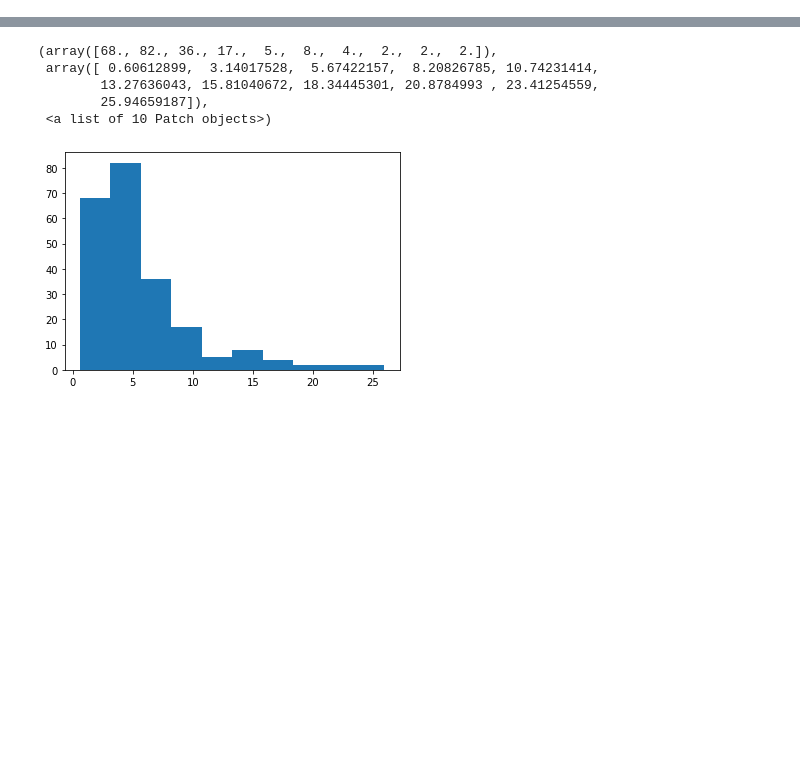
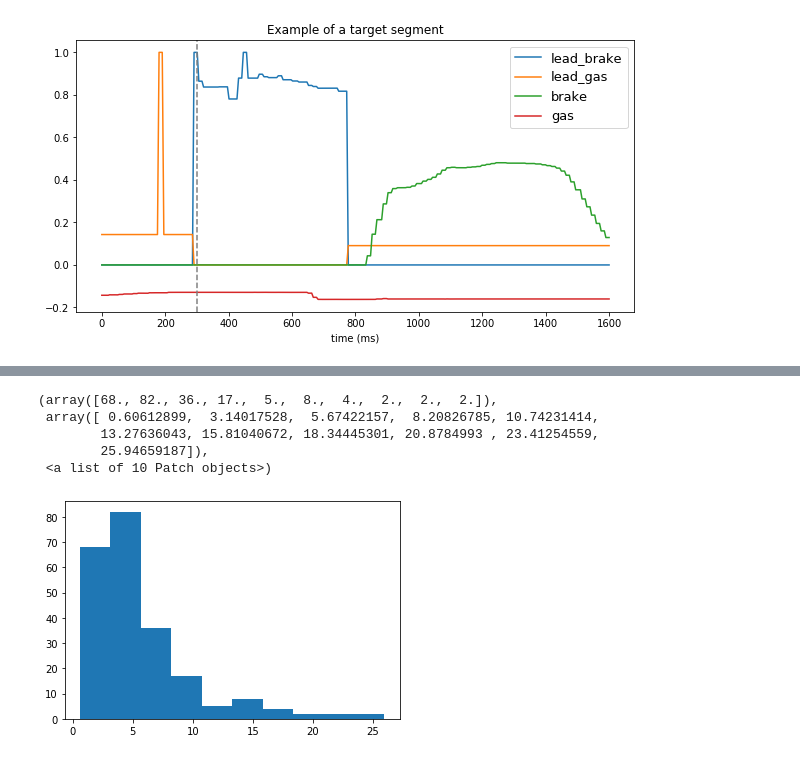
Before and after one commit to cobando/EmergencyBraking, a Jupyter notebook: Notebooks/ExploringOneSubjectData.ipynb, the cells around one changed output, grey strips where cells are left out. Cells and saved outputs as stored; diff of their text form; code cells hidden in the pictures; blank space fills up the shorter version.

```diff
--- a/Notebooks/ExploringOneSubjectData.ipynb
+++ b/Notebooks/ExploringOneSubjectData.ipynb
@@ -285,0 +165,26 @@ plt.imshow(A_mean)
+# %%
+# Event index
+event_index = 26 #144 #37, 144 #  Index of an event
+
+# Target segment interval intial point, time step corresponds to 5ms
+ts_i = 60
+
+# Target segment interval intial point
+ts_f = 260
+# %%
+event_tiem = events[event_index]
+plt.figure(figsize=(10,5))
+x1 = np.linspace(start = 0, stop =(ts_i+ts_f)*5, num =(ts_i+ts_f))
+plt.plot(x1,x[lead_brake_index,event_tiem-ts_i:event_tiem+ts_f], label="lead_brake")
+plt.plot(x1,x[62,event_tiem-ts_i:event_tiem+ts_f], label="lead_gas")
+plt.plot(x1,x[68,event_tiem-ts_i:event_tiem+ts_f], label = "brake")
+plt.plot(x1,x[67,event_tiem-ts_i:event_tiem+ts_f], label = "gas")
+#plt.plot(x1,x[61,event_tiem-ts_i:event_tiem+ts_f]/350, label = "EMGf")
+#plt.plot(x1,x[64,event_tiem-ts_i:event_tiem+ts_f], label = "dist_to_lead")
+plt.axvline(x=ts_i*5, color='gray', linestyle='--')
+plt.xlabel("time (ms)")
+plt.legend(fontsize=13)
+plt.title("Example of a target segment")
+plt.savefig("Plots/typicalEvent.png")
+# %% [output]
+[figure, added]
```
Also changed, not shown: parts of 149 cells of this notebook, 15 other files.
